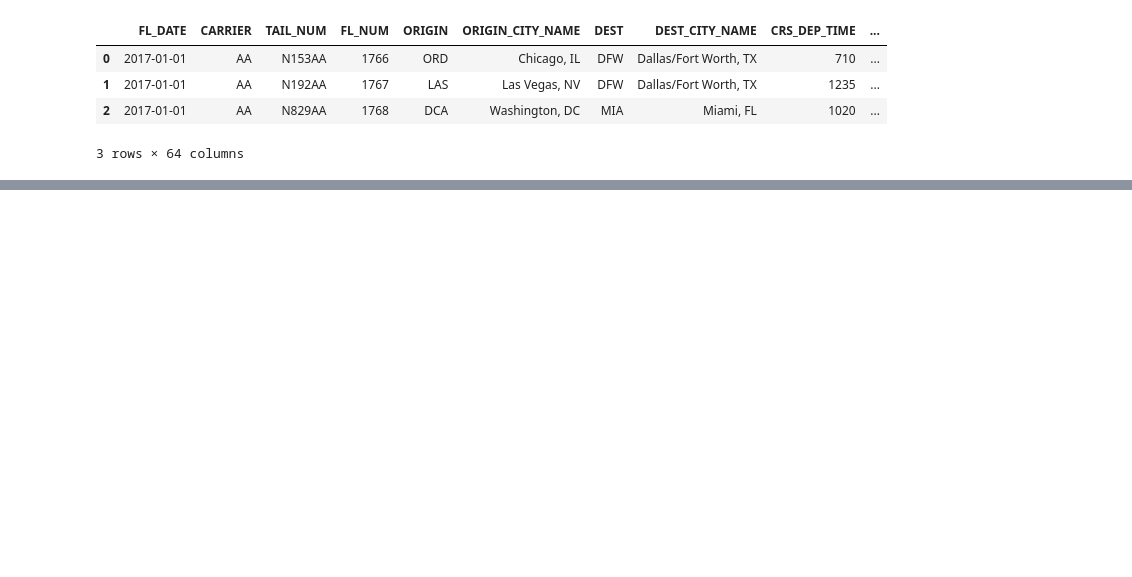
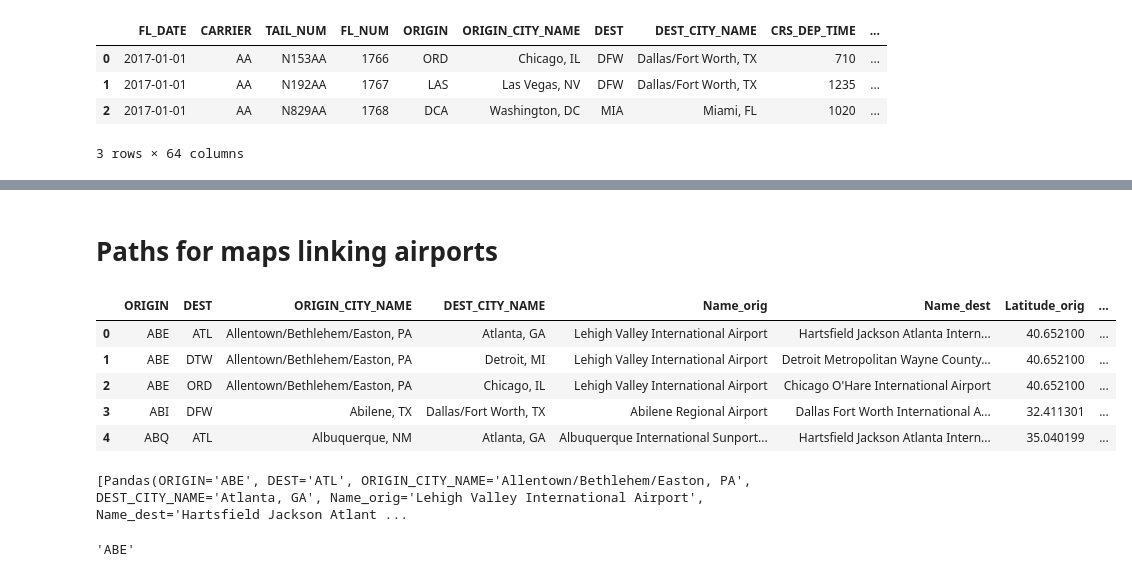
Before and after one commit to aenfield/bonvoyage, a Jupyter notebook: notebooks/CombineAndAugmentBTSData.ipynb, the cells around one changed output, grey strips where cells are left out. Cells and saved outputs as stored; diff of their text form; code cells hidden in the pictures; blank space fills up the shorter version.

```diff
--- a/notebooks/CombineAndAugmentBTSData.ipynb
+++ b/notebooks/CombineAndAugmentBTSData.ipynb
@@ -191,0 +248,3 @@ d_carriers.shape
+# %%
+d_carriers_unique = pd.read_csv('../data/UniqueCarrierLookup.csv', dtype=dtypes_carriers)
+d_carriers_unique.shape
@@ -192,5 +253,5 @@ d_carriers.shape
 # %%
-d = pd.merge(left=d, right=d_carriers, left_on='CARRIER', right_on='Code')
+d = pd.merge(left=d, right=d_carriers_unique, left_on='CARRIER', right_on='Code')
 d[:3]
 # %% [output]
 |  | FL_DATE | CARRIER | TAIL_NUM | FL_NUM | ORIGIN | ORIGIN_CITY_NAME | DEST | DEST_CITY_NAME | CRS_DEP_TIME | ... |
@@ -226,3 +281,0 @@ d_carriers_unique.shape
-# %%
-d = pd.merge(left=d, right=d_carriers_unique, left_on='CARRIER', right_on='Code', suffixes=['_normal','_unique'])
-d[:3]
@@ -290,0 +324,3 @@ mem_usage(d)
+# %%
+for field in dtypes_bts:
+    d[field] = d[field].astype(dtypes_bts[field])
@@ -290,0 +371,25 @@ mem_usage(d)
+# %% [markdown]
+# Paths for maps linking airports
+# %%
+d_paths_data = d.groupby(['ORIGIN','DEST','ORIGIN_CITY_NAME','DEST_CITY_NAME',
+           'Name_orig','Name_dest',
+           'Latitude_orig','Longitude_orig',
+           'Latitude_dest','Longitude_dest'], as_index=True).size().reset_index()
+d_paths_data.rename(columns={0:'CountOfFlights'}, inplace=True)
+d_paths_data[:5]
+# %% [output]
+|  | ORIGIN | DEST | ORIGIN_CITY_NAME | DEST_CITY_NAME | Name_orig | Name_dest | Latitude_orig | ... |
+| 0 | ABE | ATL | Allentown/Bethlehem/Easton, PA | Atlanta, GA | Lehigh Valley International Airport | Hartsfield Jackson Atlanta Intern... | 40.652100 | ... |
+| 1 | ABE | DTW | Allentown/Bethlehem/Easton, PA | Detroit, MI | Lehigh Valley International Airport | Detroit Metropolitan Wayne County... | 40.652100 | ... |
+| 2 | ABE | ORD | Allentown/Bethlehem/Easton, PA | Chicago, IL | Lehigh Valley International Airport | Chicago O'Hare International Airport | 40.652100 | ... |
+| 3 | ABI | DFW | Abilene, TX | Dallas/Fort Worth, TX | Abilene Regional Airport | Dallas Fort Worth International A... | 32.411301 | ... |
+| 4 | ABQ | ATL | Albuquerque, NM | Atlanta, GA | Albuquerque International Sunport... | Hartsfield Jackson Atlanta Intern... | 35.040199 | ... |
+# %%
+foo = list(d_paths_data[:1].itertuples(index=False))
+foo
+# %% [output]
+[Pandas(ORIGIN='ABE', DEST='ATL', ORIGIN_CITY_NAME='Allentown/Bethlehem/Easton, PA', DEST_CITY_NAME='Atlanta, GA', Name_orig='Lehigh Valley International Airport', Name_dest='Hartsfield Jackson Atlant ...
+# %%
+foo[0].ORIGIN
+# %% [output]
+'ABE'
```
Also changed, not shown: parts of 39 cells of this notebook, 1 other file.
